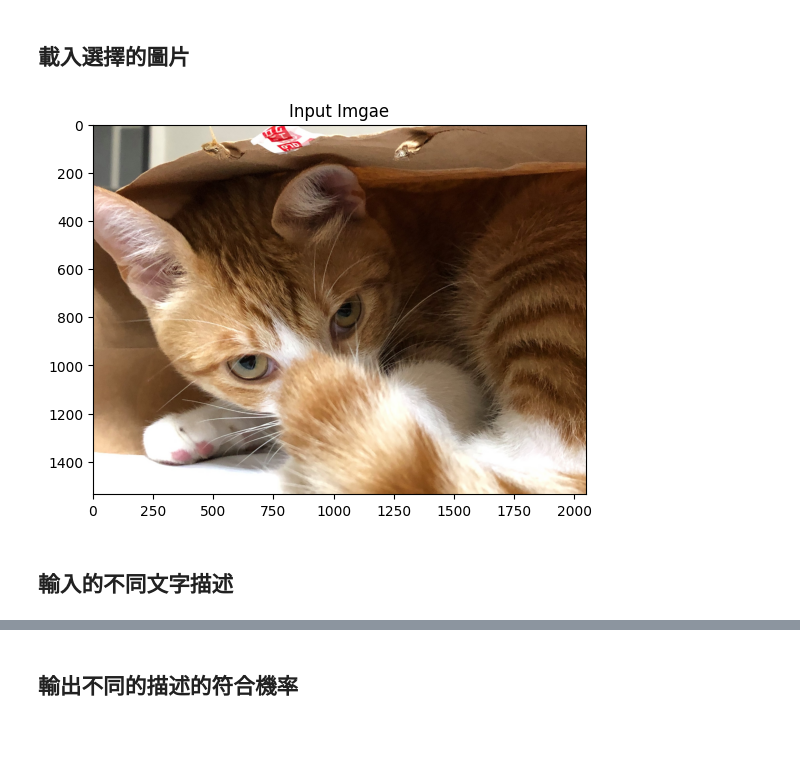
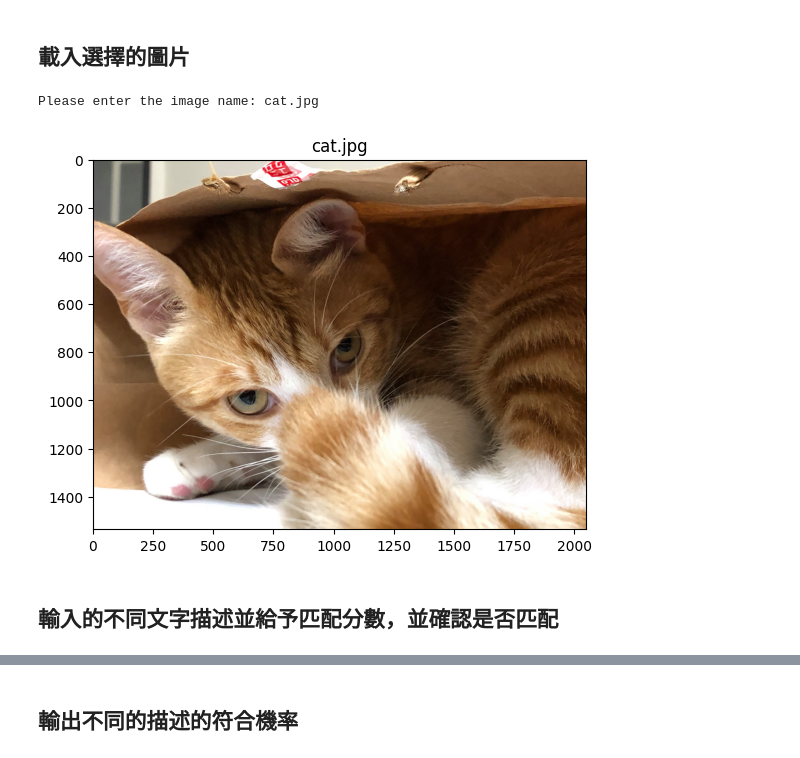
Before and after one commit to CGLemon/ML_HW, a Jupyter notebook: 下學期/HW5/HW5-3.ipynb, the cells around one changed output, grey strips where cells are left out. Saved outputs shown, nothing was run; the diff lists cells and outputs as text; code cells hidden in the pictures.

```diff
--- a/下學期/HW5/HW5-3.ipynb
+++ b/下學期/HW5/HW5-3.ipynb
@@ -5,25 +5,30 @@ import os
 import clip
 import torch
 
-device = torch.device("cuda") if torch.cuda.is_available() else torch.device("cpu")
 device = torch.device("cpu")
-model, preprocess = clip.load('ViT-B/32', device)
+model, preprocess = clip.load("ViT-L/14@336px", device)
 # %% [markdown]
 ## 載入選擇的圖片
 # %%
 import matplotlib.pyplot as plt
 from PIL import Image
 
-image = Image.open("cat.jpg")
-# image.show()
+while True:
+    try:
+        image_name = input("Please enter the image name:")
+        image = Image.open(image_name)
+        break
+    except:
+        print("Can't find the image file. Please enter again.")
 
 plt.imshow(image)
-plt.title("Input Imgae")
+plt.title("{}".format(image_name))
 plt.show()
 
 image_input = preprocess(image).unsqueeze(0).to(device)
 # %% [output]
+Please enter the image name: cat.jpg
-[figure, old version]
+[figure, new version]
 # %% [markdown]
-## 輸入的不同文字描述
+## 輸入的不同文字描述並給予匹配分數，並確認是否匹配
 # %%
```
Also changed, not shown: parts of 2 cells of this notebook, 1 other file.
